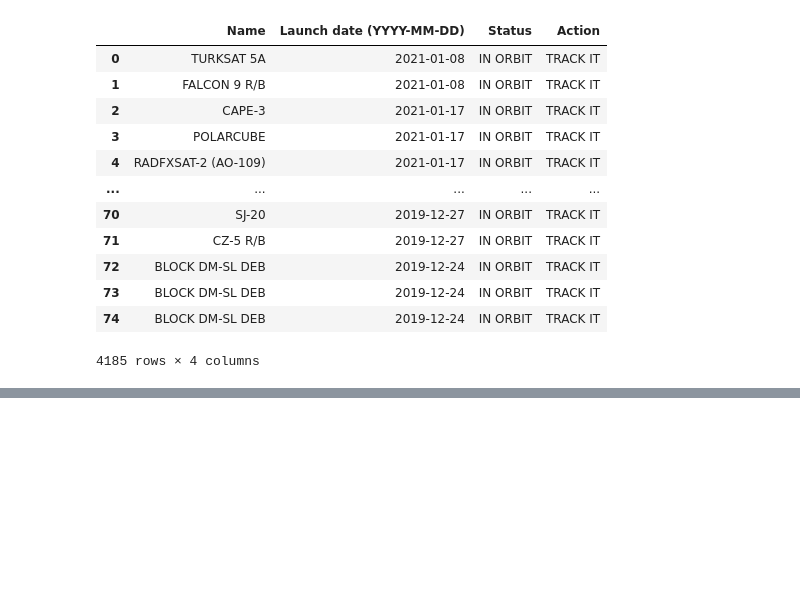
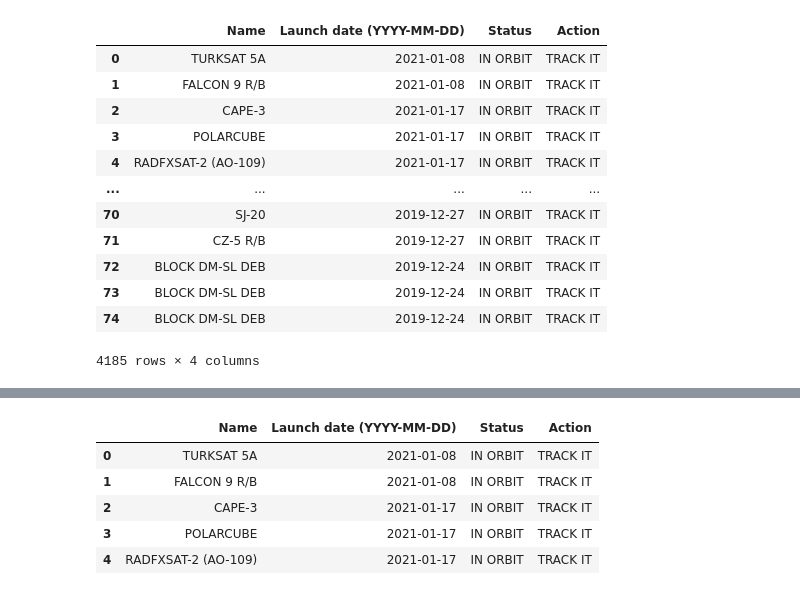
Before and after one commit to matzhaugen/mortality, a Jupyter notebook: notebooks/satellites.ipynb, the cells around one changed output, grey strips where cells are left out. Saved outputs shown, nothing was run; the diff lists cells and outputs as text; code cells hidden in the pictures; blank space fills up the shorter version.

```diff
--- a/notebooks/satellites.ipynb
+++ b/notebooks/satellites.ipynb
@@ -75,0 +103,10 @@ df
+# %%
+df = pd.read_csv("../data/satellite_data.csv").iloc[:, 1:]
+df.head()
+# %% [output]
+|  | Name | Launch date (YYYY-MM-DD) | Status | Action |
+| 0 | TURKSAT 5A | 2021-01-08 | IN ORBIT | TRACK IT |
+| 1 | FALCON 9 R/B | 2021-01-08 | IN ORBIT | TRACK IT |
+| 2 | CAPE-3 | 2021-01-17 | IN ORBIT | TRACK IT |
+| 3 | POLARCUBE | 2021-01-17 | IN ORBIT | TRACK IT |
+| 4 | RADFXSAT-2 (AO-109) | 2021-01-17 | IN ORBIT | TRACK IT |
```
Also changed, not shown: parts of 8 cells of this notebook.
